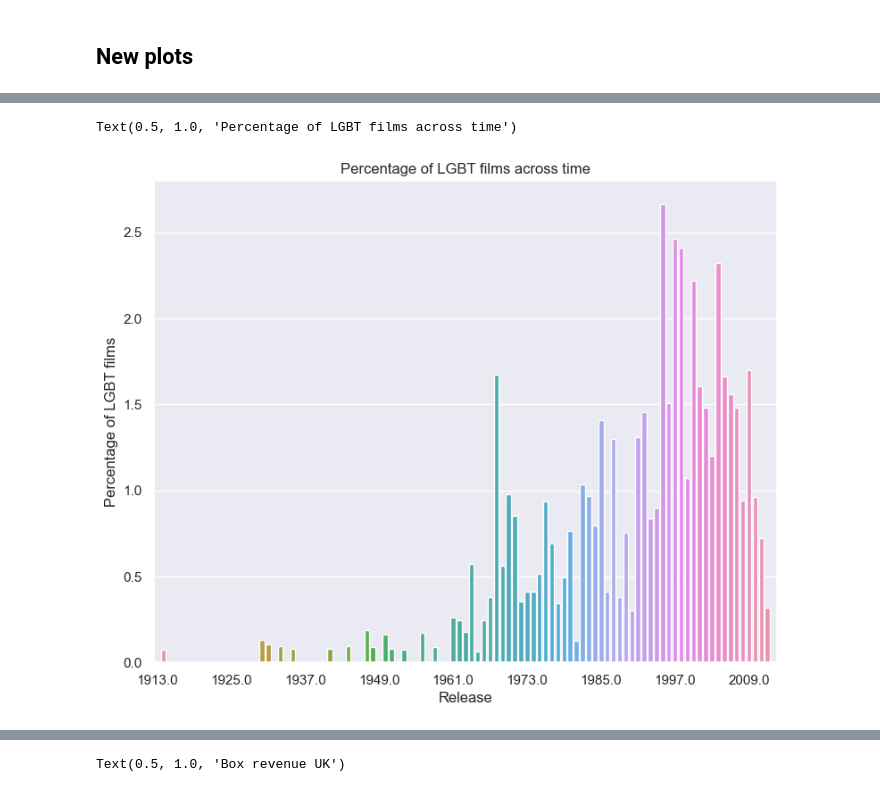
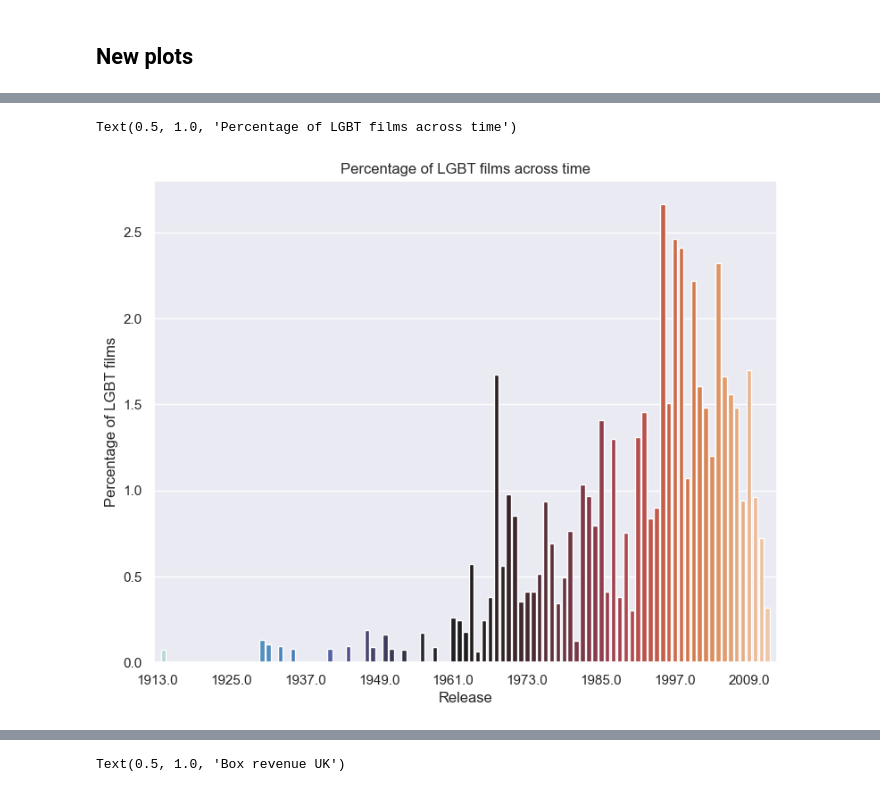
Before and after one commit to epfl-ada/ada-2022-project-rlab, a Jupyter notebook: Initial_Analysis_and_Ethnicity_Representation.ipynb, the cells around one changed output, grey strips where cells are left out. Drawn from its saved outputs; the diff is of its cells as text; code cells hidden in the pictures.

```diff
--- a/Initial_Analysis_and_Ethnicity_Representation.ipynb
+++ b/Initial_Analysis_and_Ethnicity_Representation.ipynb
@@ -405,18 +524,18 @@ porno = ['gay pornography',
  'softcore porn']
 # %%
 tmp = processed.explode("Genres").dropna(subset=["Genres"])
-sns.set_palette(sns.color_palette("RdBu",5))
 
 tmp["Genres"] = tmp["Genres"].apply(lambda x: x.lower())
 tmp = tmp.groupby("Release").apply(lambda x: pd.DataFrame({"LGBT": [x["Genres"].isin(lgbt).sum()/x["Genres"].count()*100]})).reset_index().drop(columns="level_1")
 plt.figure(figsize=(9,7))
-sns.barplot(data=tmp, x= "Release", y="LGBT")
+
+sns.barplot(data=tmp, x= "Release", y="LGBT", palette="icefire")
 plt.ylabel("Percentage of LGBT films")
 plt.xticks(np.arange(0, 100 + 1, 12))
 plt.title("Percentage of LGBT films across time")
 # %% [output]
 Text(0.5, 1.0, 'Percentage of LGBT films across time')
-[figure, old version]
+[figure, new version]
 # %%
 # Generate plot of people of different ethnicities vs the date of release
 tmp = charac_group.reset_index().drop(columns="level_1")
```
Also changed, not shown: parts of 18 cells of this notebook.
